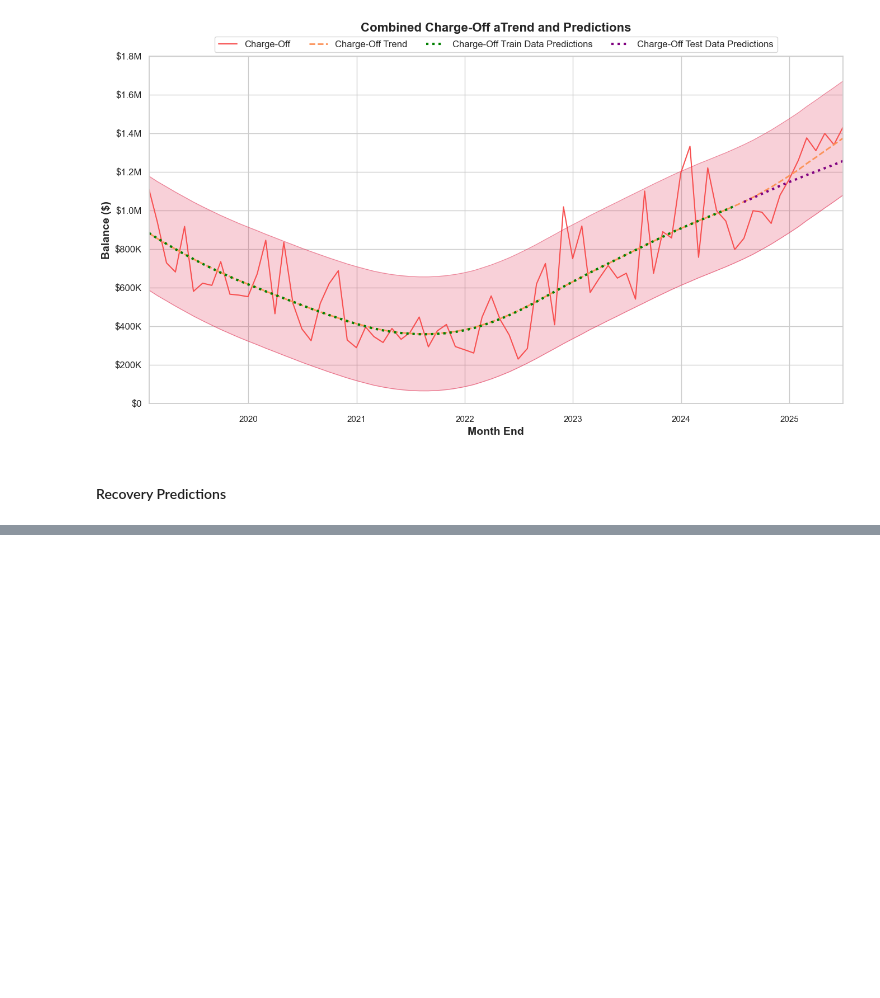
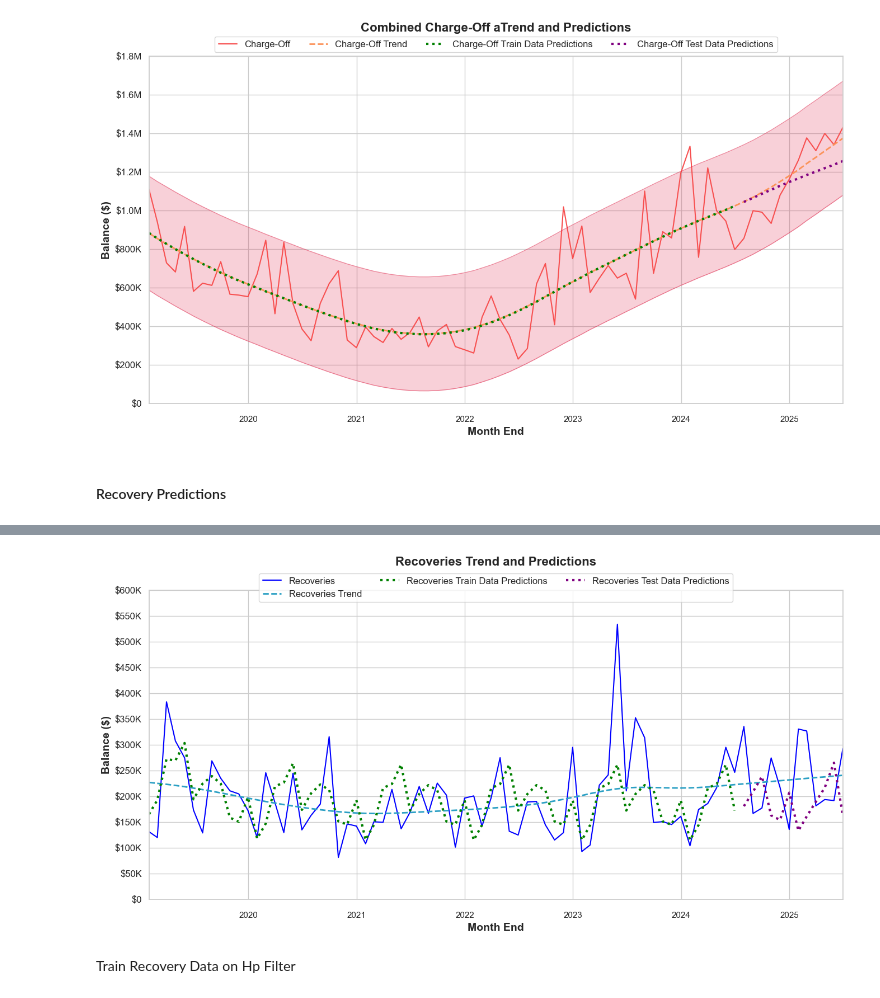
Before and after one commit to imoore99/TIME_SERIES_FORECASTING, a Jupyter notebook: TIME_SERIES_FORECASTING.ipynb, the cells around one changed output, grey strips where cells are left out. Drawn from its saved outputs; the diff is of its cells as text; code cells hidden in the pictures; blank space fills up the shorter version.

```diff
--- a/TIME_SERIES_FORECASTING.ipynb
+++ b/TIME_SERIES_FORECASTING.ipynb
@@ -1250,0 +1046,5 @@ Stable R²: -1.451
+# %%
+# Testing a different model for better predictions
+core_forecast_data, rec_test_fitted_model, mae, rmse, mse, mape, r2 = fit_model(rec_train_data,'add', 'add', True, True, core_forecast_data, core_forecast_data, 'REC_BAL_train_forecast_ignore')
+# %%
+core_forecast_data.drop(columns=['REC_BAL_train_forecast_ignore'], inplace=True)
@@ -1250,0 +1069,10 @@ Stable R²: -1.451
+# %%
+title = 'Recoveries Trend and Predictions'
+yticks = [0, 50000, 100000, 150000, 200000, 250000, 300000, 350000, 400000, 450000, 500000, 550000, 600000]
+yticks_labels = ['$0', '$50K', '$100K', '$150K', '$200K', '$250K', '$300K', '$350K', '$400K', '$450K', '$500K', '$550K', '$600K']
+plot_data(title, core_forecast_data, 'REC', 'Recoveries', 3, max(yticks), yticks, yticks_labels,
+              actual_data=True, trend_data=True, train_forecast=True, test_forecast=True, trend_train_forecast=False, trend_test_forecast=False, trend_ci=False)
+# %% [output]
+[figure, added]
+# %% [markdown]
+Train Recovery Data on Hp Filter
```
Also changed, not shown: parts of 33 cells of this notebook.
